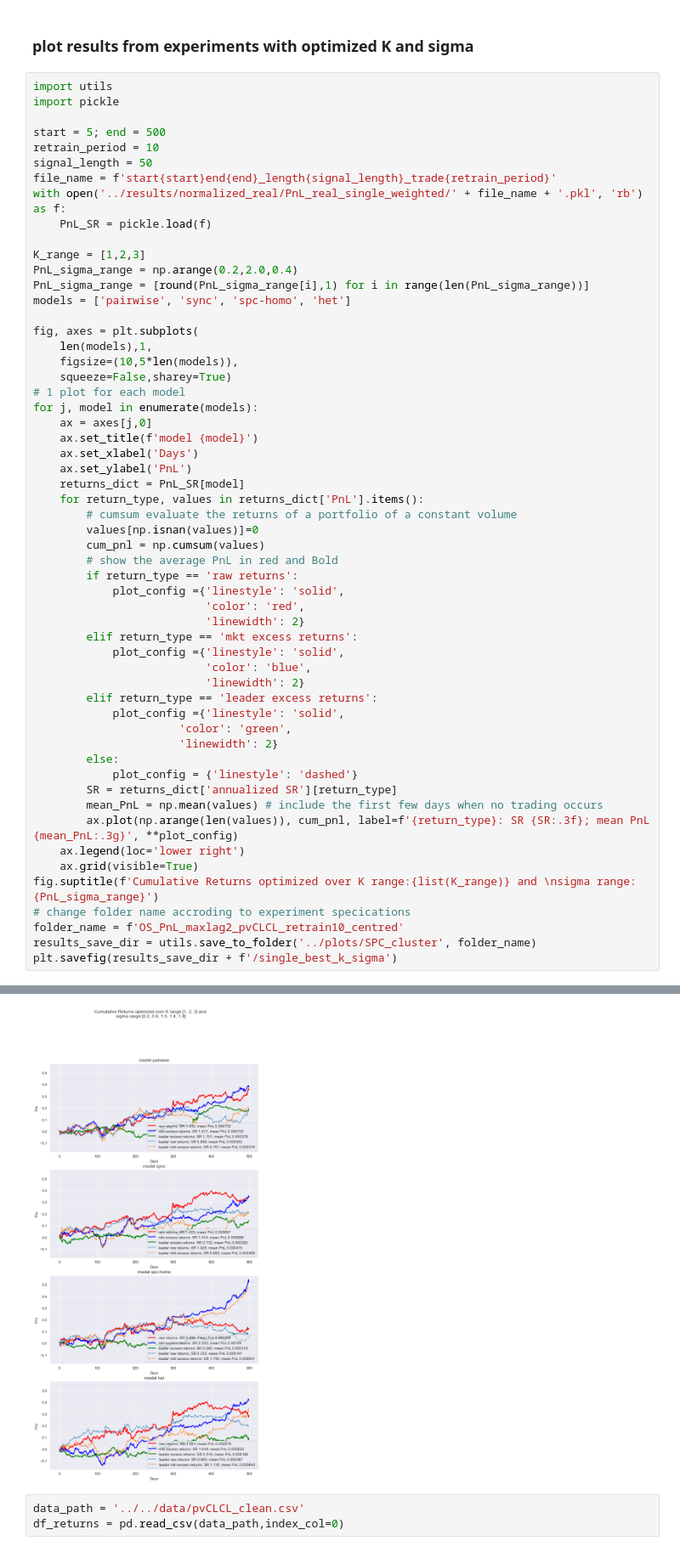
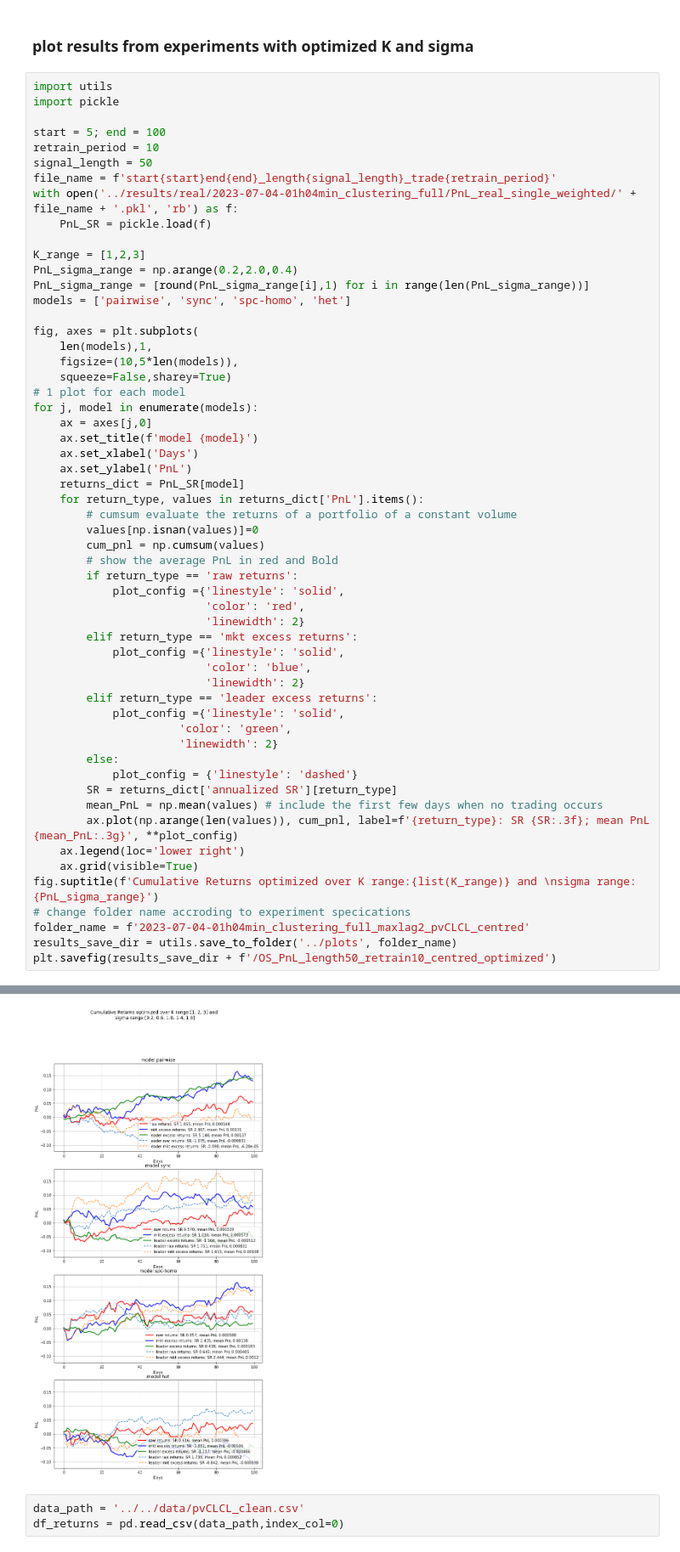
Before and after one commit to danni-shi/MRA_LeadLag, a Jupyter notebook: notebooks/test.ipynb, the cells around one changed output, grey strips where cells are left out. Shown at 85% size. Cells and saved outputs as stored; diff of their text form.

Commit message:
separate clustering and trading plotting

```diff
--- a/notebooks/test.ipynb
+++ b/notebooks/test.ipynb
@@ -199,11 +199,11 @@ True
 import utils
 import pickle
 
-start = 5; end = 500
+start = 5; end = 100
 retrain_period = 10
 signal_length = 50
 file_name = f'start{start}end{end}_length{signal_length}_trade{retrain_period}'
-with open('../results/normalized_real/PnL_real_single_weighted/' + file_name + '.pkl', 'rb') as f:
+with open('../results/real/2023-07-04-01h04min_clustering_full/PnL_real_single_weighted/' + file_name + '.pkl', 'rb') as f:
     PnL_SR = pickle.load(f)
 
 K_range = [1,2,3]
@@ -248,7 +248,7 @@ for j, model in enumerate(models):
     ax.grid(visible=True)
 fig.suptitle(f'Cumulative Returns optimized over K range:{list(K_range)} and \nsigma range:{PnL_sigma_range}')
 # change folder name accroding to experiment specications
-folder_name = f'OS_PnL_maxlag2_pvCLCL_retrain10_centred'
-results_save_dir = utils.save_to_folder('../plots/SPC_cluster', folder_name)
-plt.savefig(results_save_dir + f'/single_best_k_sigma')
+folder_name = f'2023-07-04-01h04min_clustering_full_maxlag2_pvCLCL_centred'
+results_save_dir = utils.save_to_folder('../plots', folder_name)
+plt.savefig(results_save_dir + f'/OS_PnL_length50_retrain10_centred_optimized')
 # %% [output]
@@ -256,4 +256,4 @@ Recording results in directory: ../plots/SPC_cluster 2023-06-27-11h59min_OS_PnL_
-[figure, old version]
+[figure, new version]
 # %%
 data_path = '../../data/pvCLCL_clean.csv'
 df_returns = pd.read_csv(data_path,index_col=0)
```
Also changed, not shown: parts of 1 cell of this notebook, 10 other files.
